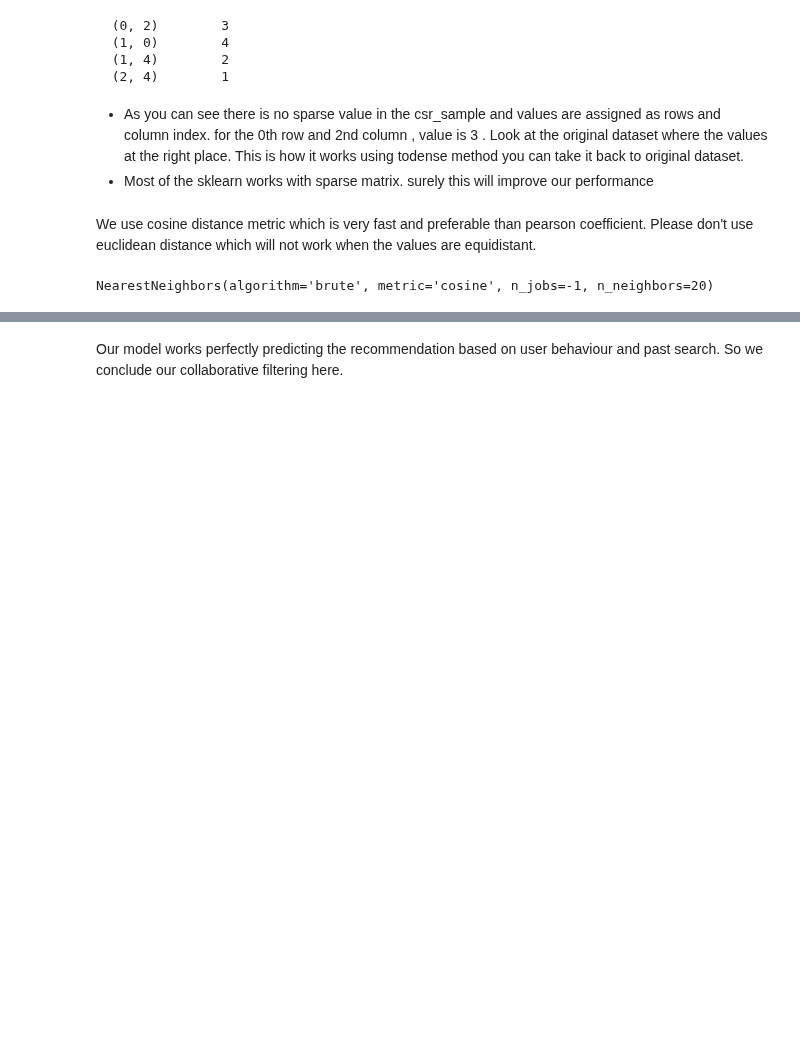
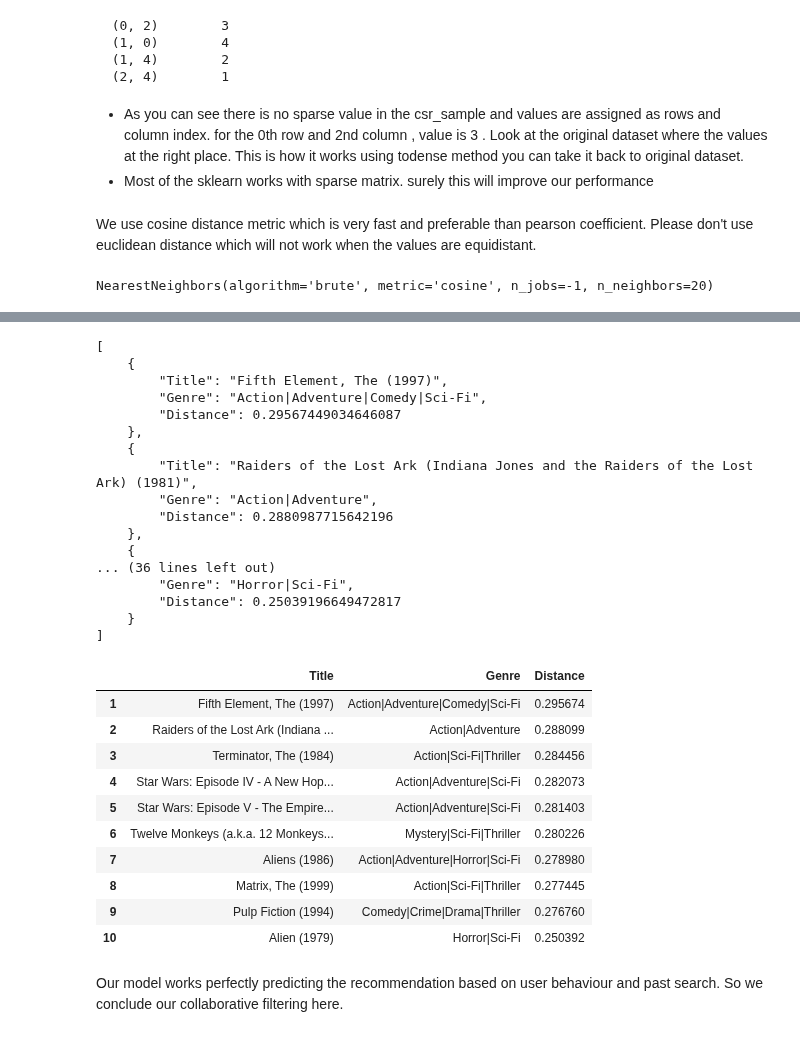
Before and after one commit to Aarekaz/mymovielist, a Jupyter notebook: backend/notebooks/item-based_collaborative_filtering_model.ipynb, the cells around one changed output, grey strips where cells are left out. Drawn from its saved outputs; the diff is of its cells as text; code cells hidden in the pictures; blank space fills up the shorter version.

```diff
--- a/backend/notebooks/item-based_collaborative_filtering_model.ipynb
+++ b/backend/notebooks/item-based_collaborative_filtering_model.ipynb
@@ -205,3 +225,34 @@ get_movie_recommendation('Psycho')
+# %%
+get_movie_recommendation('Blade')
+# %% [output]
+[
+    {
+        "Title": "Fifth Element, The (1997)",
+        "Genre": "Action|Adventure|Comedy|Sci-Fi",
+        "Distance": 0.29567449034646087
+    },
+    {
+        "Title": "Raiders of the Lost Ark (Indiana Jones and the Raiders of the Lost Ark) (1981)",
+        "Genre": "Action|Adventure",
+        "Distance": 0.2880987715642196
+    },
+    {
+... (36 lines left out)
+        "Genre": "Horror|Sci-Fi",
+        "Distance": 0.25039196649472817
+    }
+]
+|  | Title | Genre | Distance |
+| 1 | Fifth Element, The (1997) | Action|Adventure|Comedy|Sci-Fi | 0.295674 |
+| 2 | Raiders of the Lost Ark (Indiana ... | Action|Adventure | 0.288099 |
+| 3 | Terminator, The (1984) | Action|Sci-Fi|Thriller | 0.284456 |
+| 4 | Star Wars: Episode IV - A New Hop... | Action|Adventure|Sci-Fi | 0.282073 |
+| 5 | Star Wars: Episode V - The Empire... | Action|Adventure|Sci-Fi | 0.281403 |
+| 6 | Twelve Monkeys (a.k.a. 12 Monkeys... | Mystery|Sci-Fi|Thriller | 0.280226 |
+| 7 | Aliens (1986) | Action|Adventure|Horror|Sci-Fi | 0.278980 |
+| 8 | Matrix, The (1999) | Action|Sci-Fi|Thriller | 0.277445 |
+| 9 | Pulp Fiction (1994) | Comedy|Crime|Drama|Thriller | 0.276760 |
+| 10 | Alien (1979) | Horror|Sci-Fi | 0.250392 |
 # %% [markdown]
 Our model works perfectly predicting the recommendation based on user behaviour and past search. So we conclude our
 collaborative filtering here.
```
Also changed, not shown: parts of 2 cells of this notebook, 5 other files.
